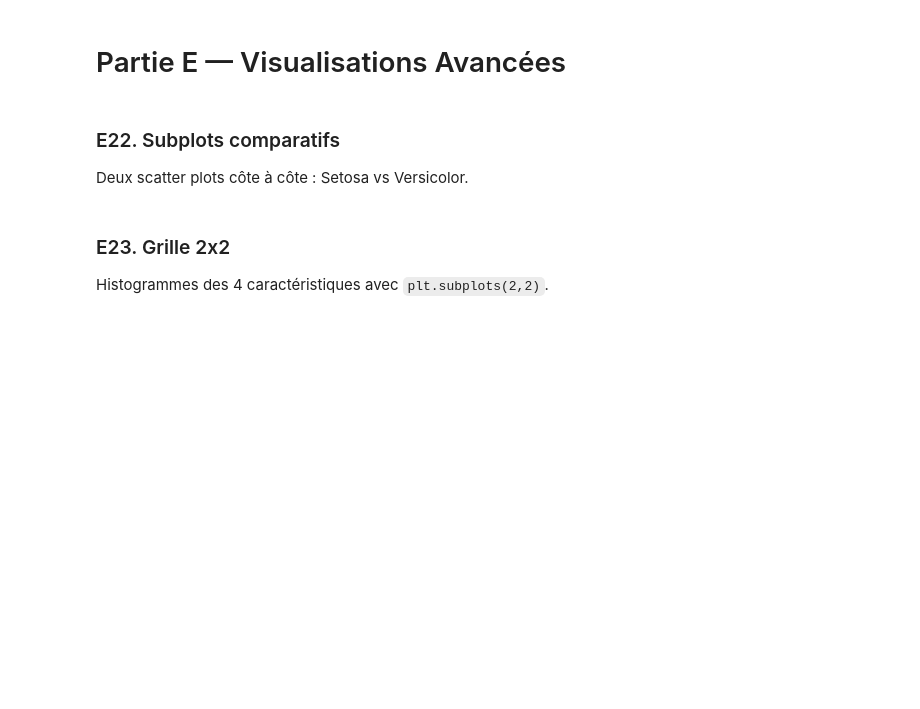
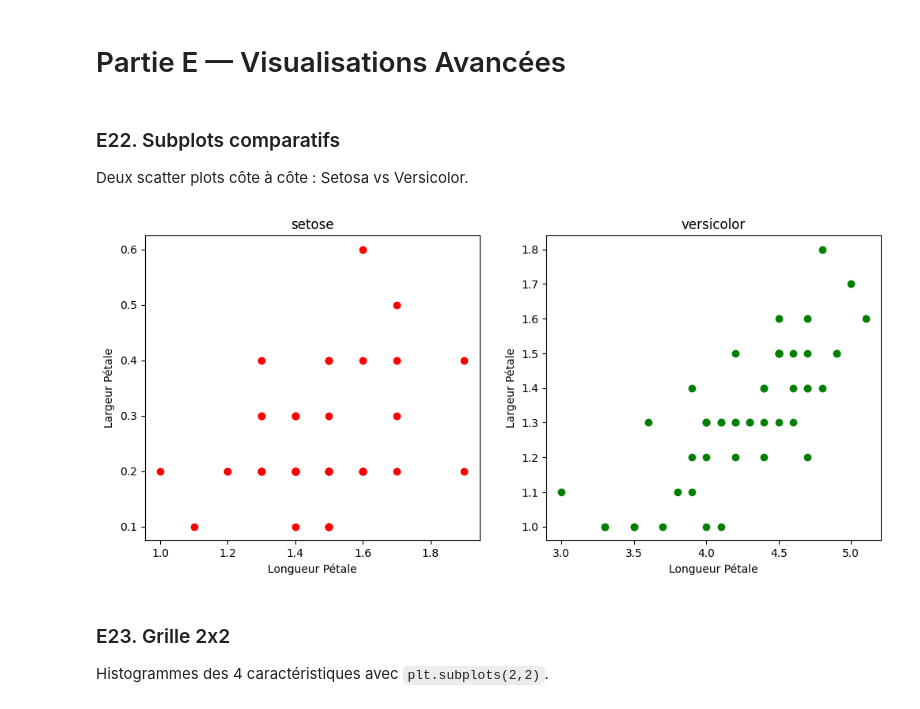
Before and after one commit to Adilchagri/Adilchagri, a Jupyter notebook: notebooks/controle_numpy_matplotlib.ipynb, the cells around one changed output. Cells and saved outputs as stored; diff of their text form; code cells hidden in the pictures; blank space fills up the shorter version.

```diff
--- a/notebooks/controle_numpy_matplotlib.ipynb
+++ b/notebooks/controle_numpy_matplotlib.ipynb
@@ -332,3 +330,20 @@ Deux scatter plots côte à côte : Setosa vs Versicolor.
+# %%
+plt.figure(figsize=(12,5))
+plt.subplot(1,2,1)
+plt.scatter(features[:50 , 2] , features[:50 ,3] ,color="red")
+plt.title("setose")
+plt.xlabel("Longueur Pétale")
+plt.ylabel("Largeur Pétale")
+
+plt.subplot(1,2,2)
+plt.scatter(features[50:100 , 2] , features[50:100 , 3] , color="green")
+plt.title("versicolor")
+plt.xlabel("Longueur Pétale")
+plt.ylabel("Largeur Pétale")
+
+plt.show()
+# %% [output]
+[figure, added]
 # %% [markdown]
 ### E23. Grille 2x2
 Histogrammes des 4 caractéristiques avec `plt.subplots(2,2)`.
```
Also changed, not shown: parts of 3 cells of this notebook.
